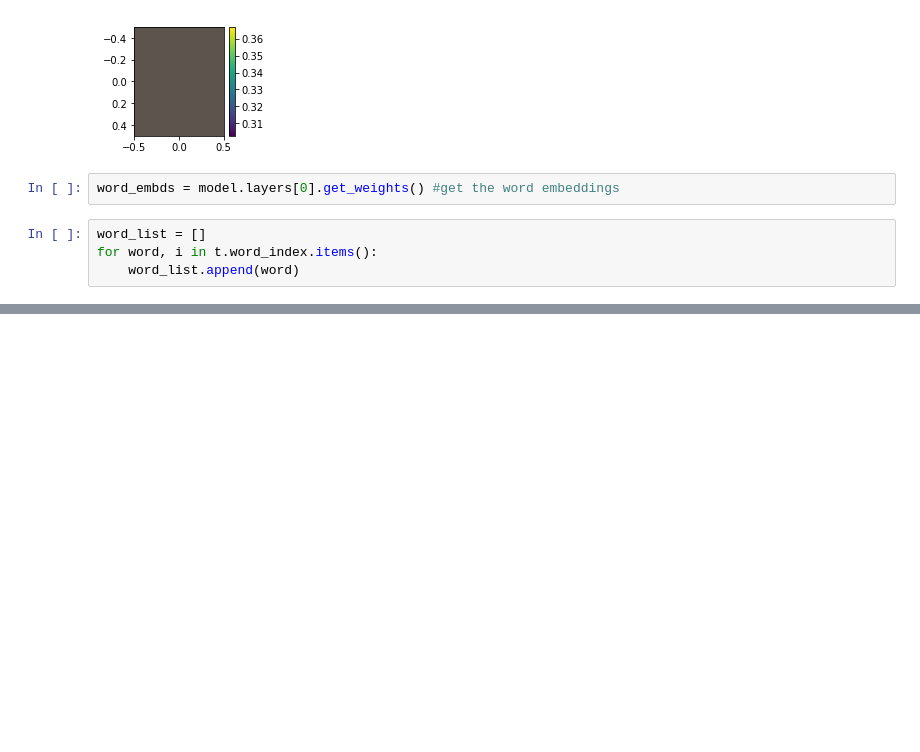
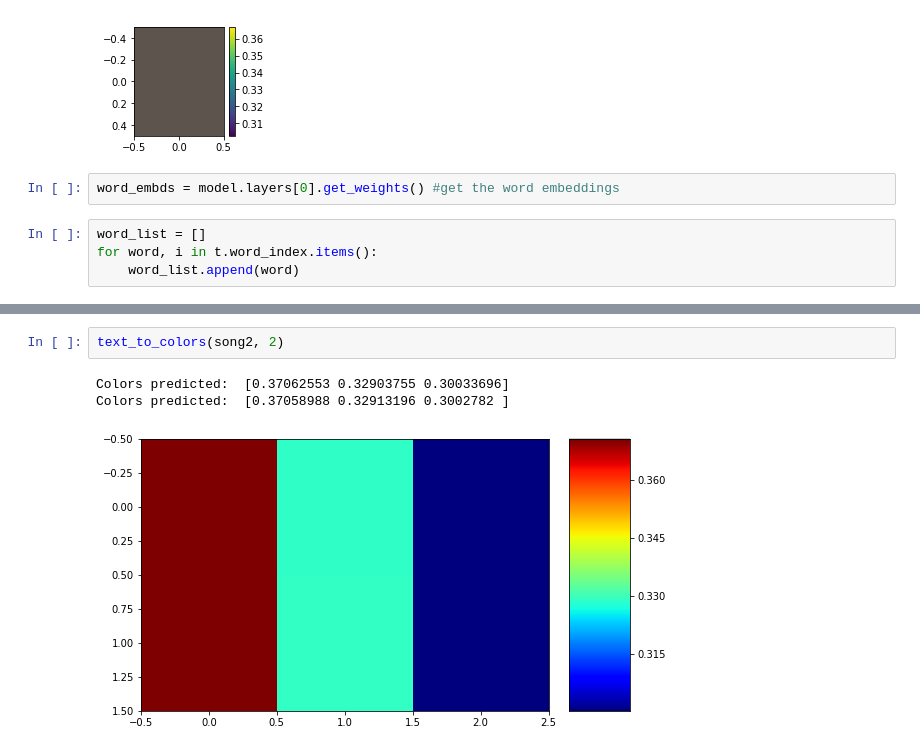
Before and after one commit to mmehedin/IntelSystemsITCS6150_color_perception, a Jupyter notebook: Text_Color_Perception.ipynb, the cells around one changed output, grey strips where cells are left out. Cells and saved outputs as stored; diff of their text form; blank space fills up the shorter version.

```diff
--- a/Text_Color_Perception.ipynb
+++ b/Text_Color_Perception.ipynb
@@ -764,0 +793,6 @@ py.iplot(fig)
+# %%
+text_to_colors(song2, 2)
+# %% [output]
+Colors predicted:  [0.37062553 0.32903755 0.30033696]
+Colors predicted:  [0.37058988 0.32913196 0.3002782 ]
+[figure, added]
```
Also changed, not shown: parts of 5 cells of this notebook, 2 other files.
